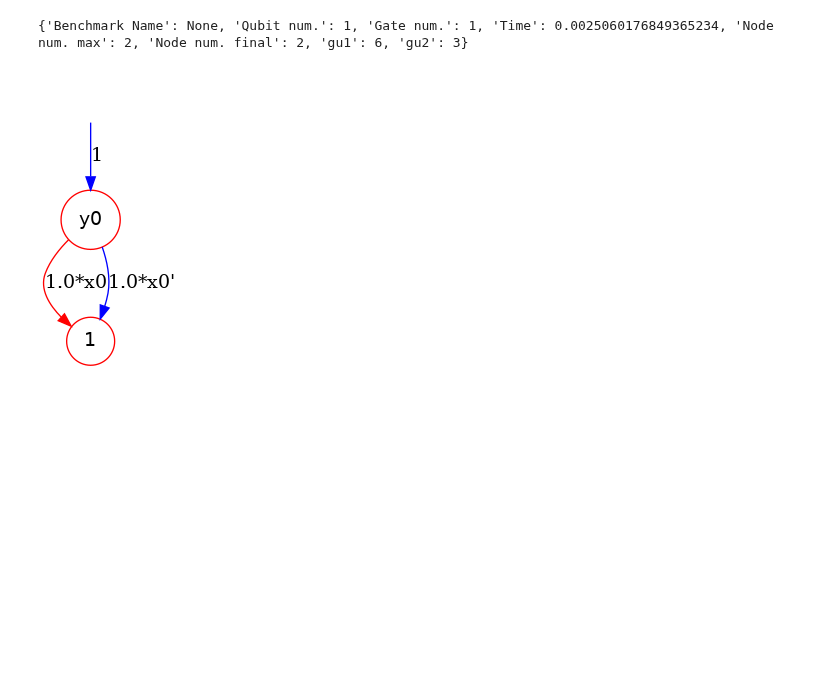
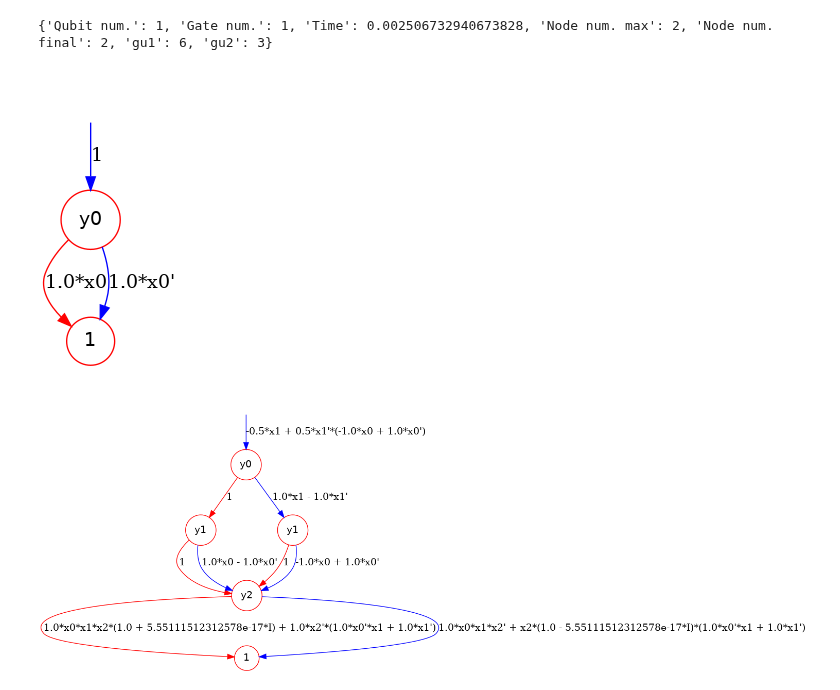
Before and after one commit to Veriqc/Symbol_TDD, a Jupyter notebook: SymTDD_experiment.ipynb, the cells around one changed output. Drawn from its saved outputs; the diff is of its cells as text; code cells hidden in the pictures; blank space fills up the shorter version.

```diff
--- a/SymTDD_experiment.ipynb
+++ b/SymTDD_experiment.ipynb
@@ -6,9 +6,18 @@ cir=qiskit.QuantumCircuit(2)
 cir.x(0)
 cir.draw('mpl')
 
-tdd, output_dict =simulation(cir,symbolic=True)
+tdd, output_dict = SymTDD_simulation(cir)
 print(output_dict)
 tdd.show()
 # %% [output]
-{'Benchmark Name': None, 'Qubit num.': 1, 'Gate num.': 1, 'Time': 0.0025060176849365234, 'Node num. max': 2, 'Node num. final': 2, 'gu1': 6, 'gu2': 3}
+{'Qubit num.': 1, 'Gate num.': 1, 'Time': 0.002506732940673828, 'Node num. max': 2, 'Node num. final': 2, 'gu1': 6, 'gu2': 3}
 [figure]
+# %%
+import os
+path='Benchmarks/'
+files=os.listdir(path)
+
+tdd, output_dict = SymTDD_simulation(path+files[0])
+tdd.show()
+# %% [output]
+[figure, added]
```
Also changed, not shown: parts of 1 cell of this notebook, 2 other files.
